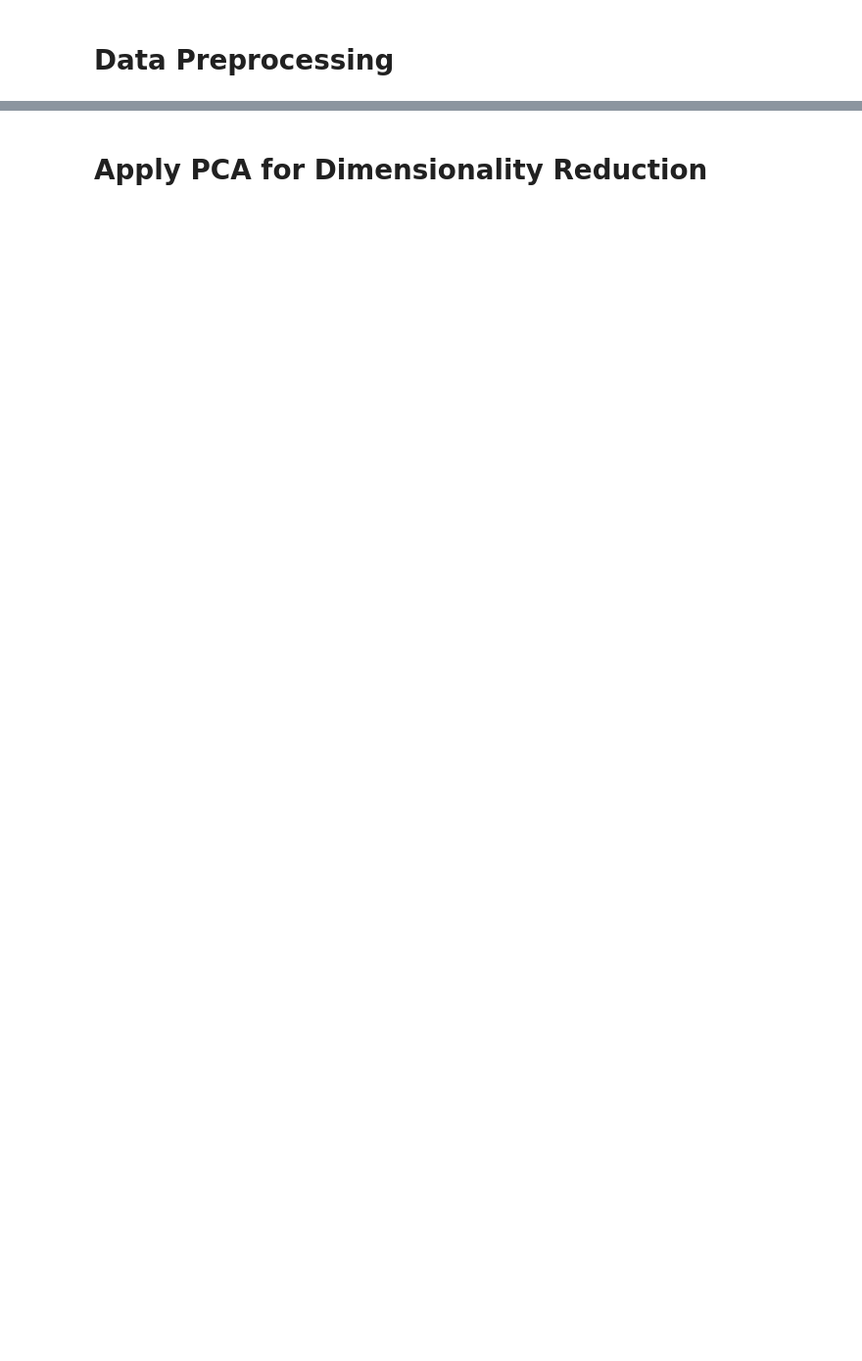
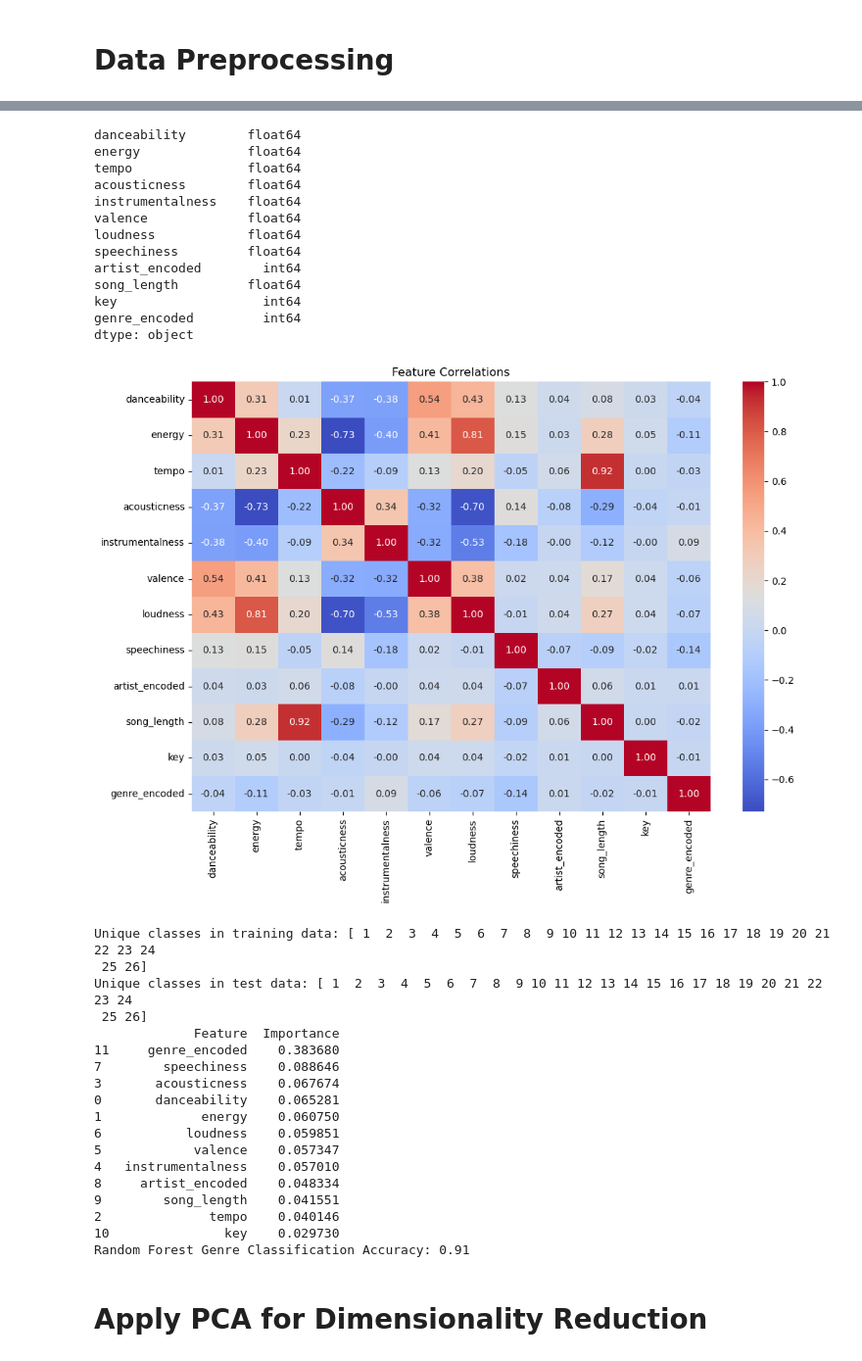
Before and after one commit to Tserrof7/Whats-Your-Jam-Final-Project, a Jupyter notebook: spotify_main.ipynb, the cells around one changed output, grey strips where cells are left out. Shown at 98% size. Drawn from its saved outputs; the diff is of its cells as text; code cells hidden in the pictures; blank space fills up the shorter version.

```diff
--- a/spotify_main.ipynb
+++ b/spotify_main.ipynb
@@ -83,3 +99,74 @@ X_scaled_df = pd.DataFrame(scaler.fit_transform(df_sample[numeric_features]), co
+# %%
+# Scale Features
+scaler = StandardScaler()
+X_scaled_df = pd.DataFrame(scaler.fit_transform(df_sample[features_no_nan]), columns=features_no_nan)
+
+# Validate Feature Types & Correlation Check
+print(df_sample[features_no_nan].dtypes)  # Ensure all features are numeric
+plt.figure(figsize=(12,8))
+sns.heatmap(df_sample[important_features].corr(), annot=True, cmap="coolwarm", fmt=".2f")
+plt.title("Feature Correlations")
+plt.show()
+
+# --- Genre Classification Model ---
+X = X_scaled_df  # Features (scaled)
+y = df_sample["genre_encoded"]  # Target labels (encoded genre)
+
+# Split dataset into training & testing sets
+X_train, X_test, y_train, y_test = train_test_split(X, y, test_size=0.2, random_state=42)
+
+# Debugging Step: Check Class Labels Before Training
+print("Unique classes in training data:", np.unique(y_train))
+print("Unique classes in test data:", np.unique(y_test))
+
+# --- Feature Importance Analysis ---
+rf_temp = RandomForestClassifier(n_estimators=100)
+rf_temp.fit(X_train, y_train)
+importances = rf_temp.feature_importances_
+feature_importance_df = pd.DataFrame({"Feature": features_no_nan, "Importance": importances})
+feature_importance_df.sort_values("Importance", ascending=False, inplace=True)
+print(feature_importance_df)  # Review top features
+
+# --- Train Optimized Random Forest Model with Class Balancing ---
+rf_model = RandomForestClassifier(n_estimators=150, max_depth=12, min_samples_split=5, class_weight="balanced", n_jobs=-1)  # Class weighting instead of SMOTE
+rf_model.fit(X_train, y_train)
+
+# Evaluate Random Forest Model
+y_pred_rf = rf_model.predict(X_test)
+print(f"Random Forest Genre Classification Accuracy: {accuracy_score(y_test, y_pred_rf):.2f}")
+# %% [output]
+danceability        float64
+energy              float64
+tempo               float64
+acousticness        float64
+instrumentalness    float64
+valence             float64
+loudness            float64
+speechiness         float64
+artist_encoded        int64
+song_length         float64
+key                   int64
+genre_encoded         int64
+dtype: object
+[figure, added]
+Unique classes in training data: [ 1  2  3  4  5  6  7  8  9 10 11 12 13 14 15 16 17 18 19 20 21 22 23 24
+ 25 26]
+Unique classes in test data: [ 1  2  3  4  5  6  7  8  9 10 11 12 13 14 15 16 17 18 19 20 21 22 23 24
+ 25 26]
+             Feature  Importance
+11     genre_encoded    0.383680
+7        speechiness    0.088646
+3       acousticness    0.067674
+0       danceability    0.065281
+1             energy    0.060750
+6           loudness    0.059851
+5            valence    0.057347
+4   instrumentalness    0.057010
+8     artist_encoded    0.048334
+9        song_length    0.041551
+2              tempo    0.040146
+10               key    0.029730
+Random Forest Genre Classification Accuracy: 0.91
 # %% [markdown]
 # Apply PCA for Dimensionality Reduction
 # %%
```
Also changed, not shown: parts of 13 cells of this notebook, 5 other files.
